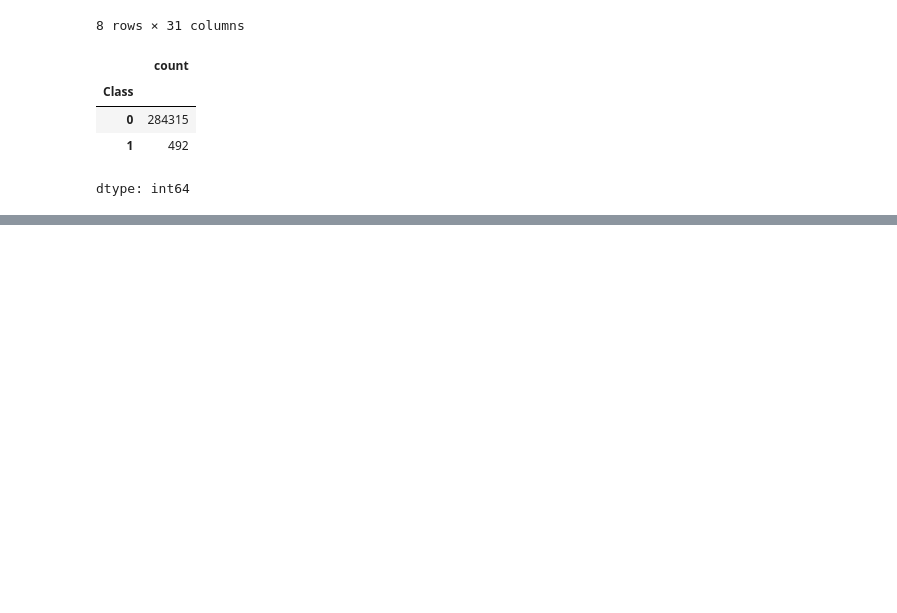
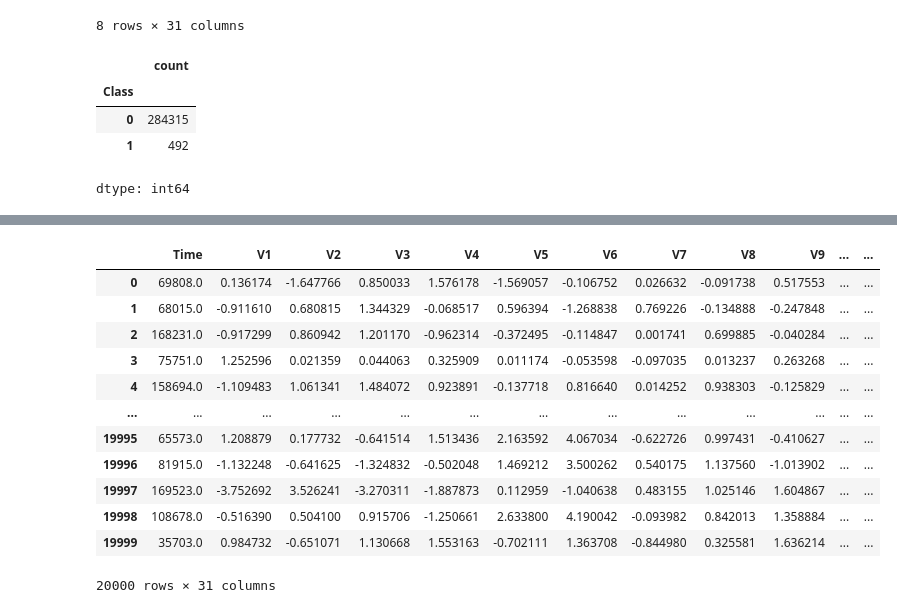
Before and after one commit to AbdelmoezAlaa91/Credit-card-fraud-detection, a Jupyter notebook: module1.ipynb, the cells around one changed output, grey strips where cells are left out. Saved outputs shown, nothing was run; the diff lists cells and outputs as text; code cells hidden in the pictures; blank space fills up the shorter version.

```diff
--- a/module1.ipynb
+++ b/module1.ipynb
@@ -44,0 +82,17 @@ dtype: int64
+# %%
+df_class0=df.loc[df['Class']== 0].sample(n=20000,random_state=1,ignore_index=True)
+df_class0
+# %% [output]
+|  | Time | V1 | V2 | V3 | V4 | V5 | V6 | V7 | V8 | V9 | ... | ... |
+| 0 | 69808.0 | 0.136174 | -1.647766 | 0.850033 | 1.576178 | -1.569057 | -0.106752 | 0.026632 | -0.091738 | 0.517553 | ... | ... |
+| 1 | 68015.0 | -0.911610 | 0.680815 | 1.344329 | -0.068517 | 0.596394 | -1.268838 | 0.769226 | -0.134888 | -0.247848 | ... | ... |
+| 2 | 168231.0 | -0.917299 | 0.860942 | 1.201170 | -0.962314 | -0.372495 | -0.114847 | 0.001741 | 0.699885 | -0.040284 | ... | ... |
+| 3 | 75751.0 | 1.252596 | 0.021359 | 0.044063 | 0.325909 | 0.011174 | -0.053598 | -0.097035 | 0.013237 | 0.263268 | ... | ... |
+| 4 | 158694.0 | -1.109483 | 1.061341 | 1.484072 | 0.923891 | -0.137718 | 0.816640 | 0.014252 | 0.938303 | -0.125829 | ... | ... |
+| ... | ... | ... | ... | ... | ... | ... | ... | ... | ... | ... | ... | ... |
+| 19995 | 65573.0 | 1.208879 | 0.177732 | -0.641514 | 1.513436 | 2.163592 | 4.067034 | -0.622726 | 0.997431 | -0.410627 | ... | ... |
+| 19996 | 81915.0 | -1.132248 | -0.641625 | -1.324832 | -0.502048 | 1.469212 | 3.500262 | 0.540175 | 1.137560 | -1.013902 | ... | ... |
+| 19997 | 169523.0 | -3.752692 | 3.526241 | -3.270311 | -1.887873 | 0.112959 | -1.040638 | 0.483155 | 1.025146 | 1.604867 | ... | ... |
+| 19998 | 108678.0 | -0.516390 | 0.504100 | 0.915706 | -1.250661 | 2.633800 | 4.190042 | -0.093982 | 0.842013 | 1.358884 | ... | ... |
+| 19999 | 35703.0 | 0.984732 | -0.651071 | 1.130668 | 1.553163 | -0.702111 | 1.363708 | -0.844980 | 0.325581 | 1.636214 | ... | ... |
+20000 rows × 31 columns
```
Also changed, not shown: parts of 4 cells of this notebook.
